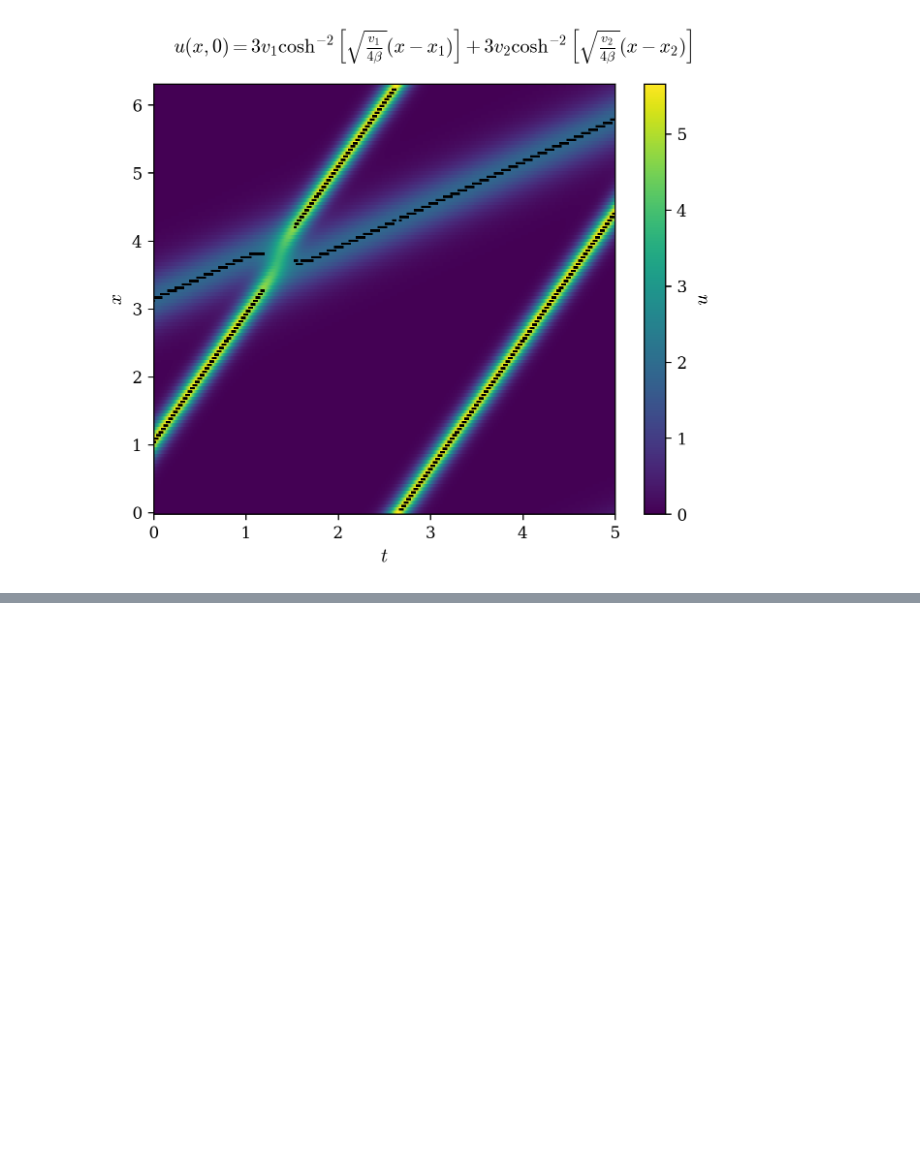
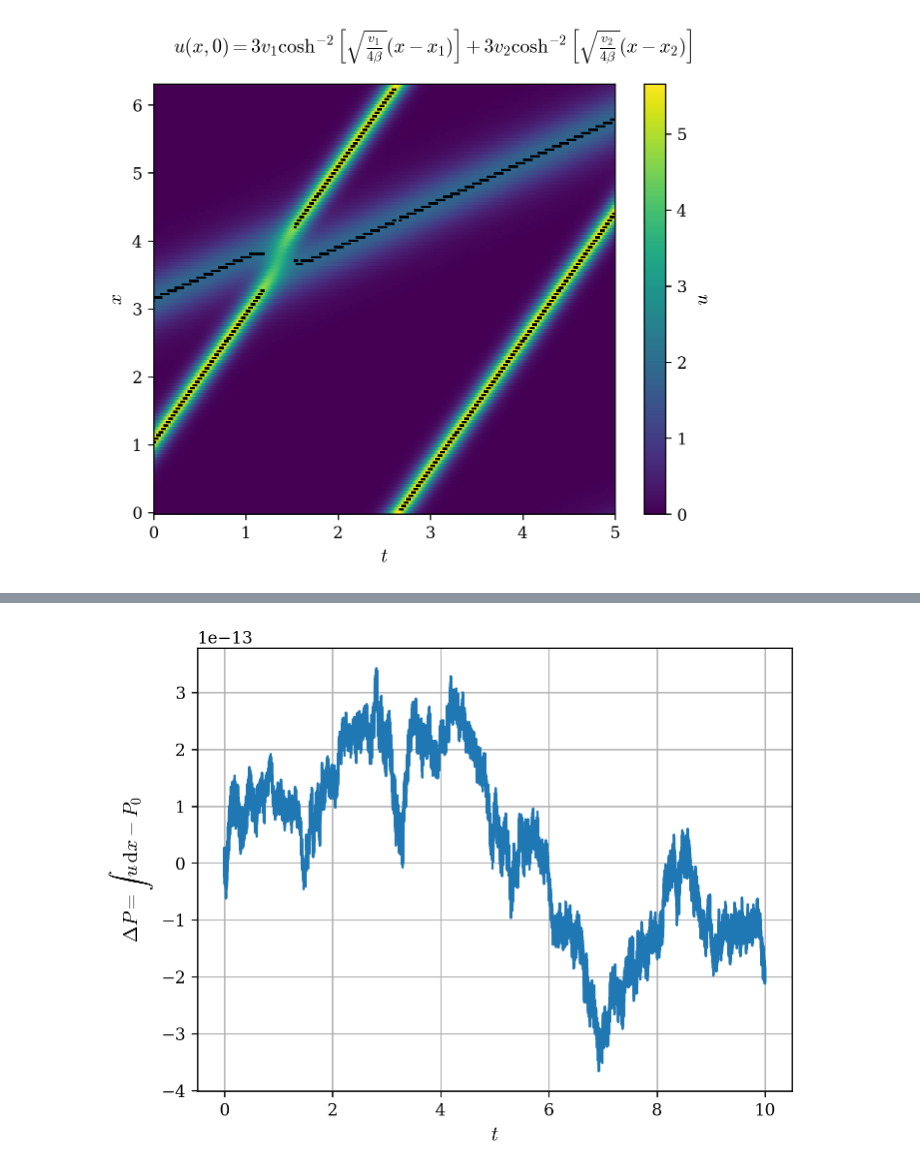
Before and after one commit to agustinbrusco/Sistemas_Complejos, a Jupyter notebook: guias/Guia4.ipynb, the cells around one changed output, grey strips where cells are left out. Cells and saved outputs as stored; diff of their text form; code cells hidden in the pictures; blank space fills up the shorter version.

```diff
--- a/guias/Guia4.ipynb
+++ b/guias/Guia4.ipynb
@@ -397,0 +447,9 @@ plt.close("all")
+# %%
+momento = np.sum(u, axis=0)
+plt.plot(t_vals, momento)
+plt.grid()
+plt.xlabel("$t$")
+plt.ylabel(r"$\Delta P = \int\, u\,\mathrm{d}x - P_0$")
+plt.show()
+# %% [output]
+[figure, added]
```
Also changed, not shown: parts of 31 cells of this notebook.
